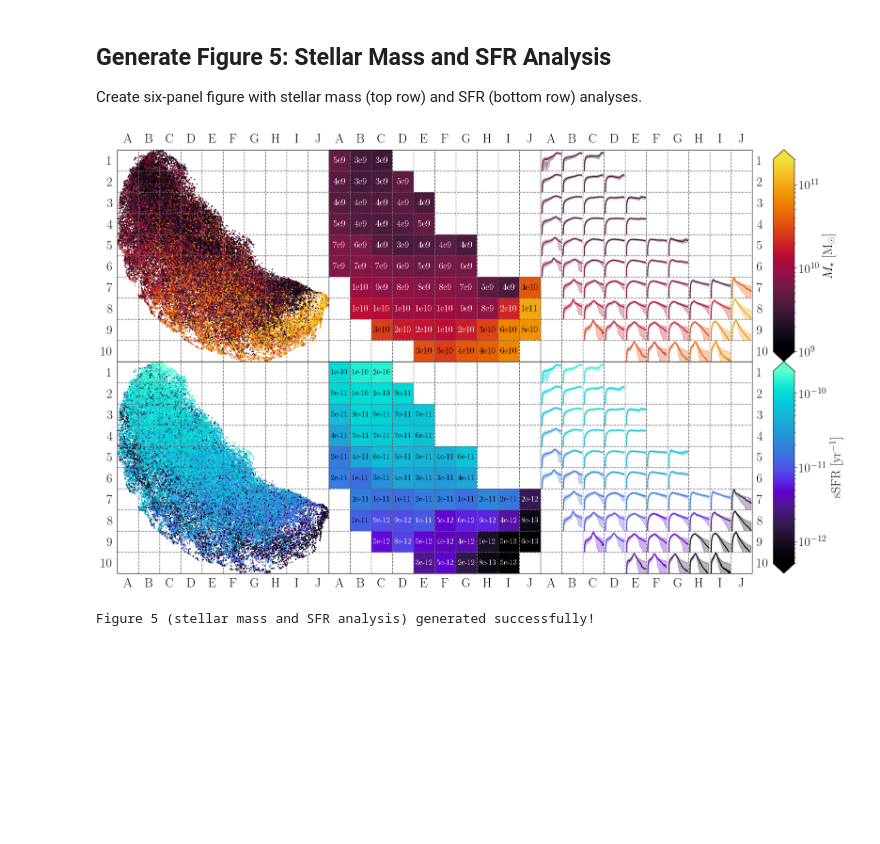
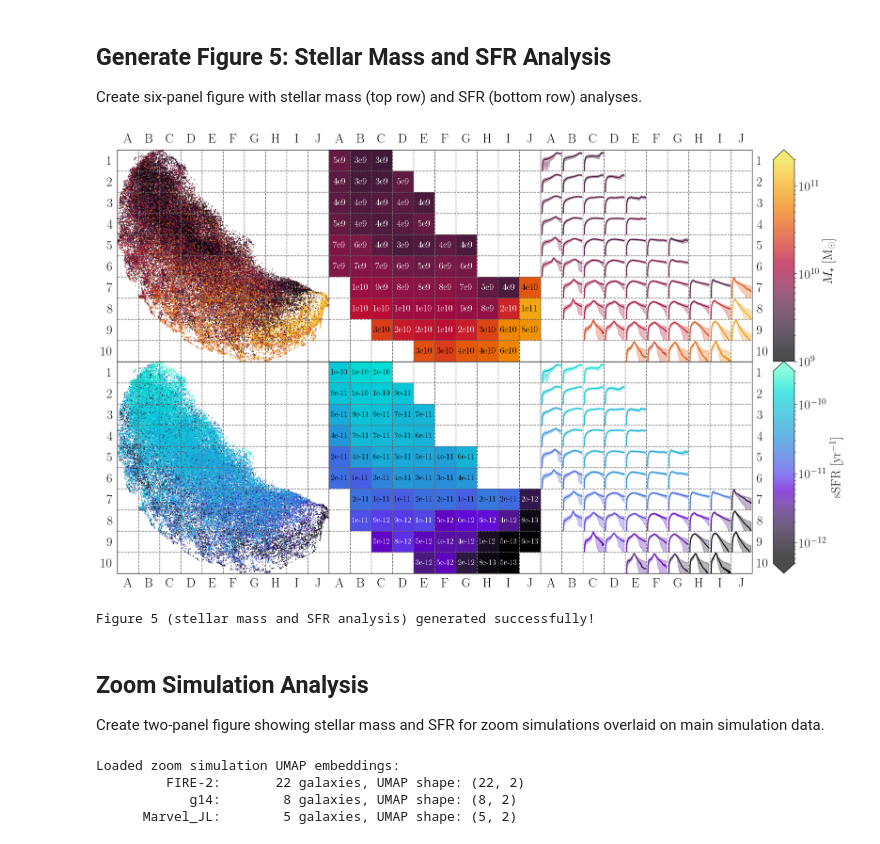
Before and after one commit to joshspeagle/savelli-kustec-gal-sfh, a Jupyter notebook: notebooks/05_figure5_stellar_mass_sfr.ipynb, the cells around one changed output. Saved outputs shown, nothing was run; the diff lists cells and outputs as text; code cells hidden in the pictures; blank space fills up the shorter version.

```diff
--- a/notebooks/05_figure5_stellar_mass_sfr.ipynb
+++ b/notebooks/05_figure5_stellar_mass_sfr.ipynb
@@ -131,32 +131,70 @@ Create six-panel figure with stellar mass (top row) and SFR (bottom row) analyse
 # %%
 # Set up colormaps
 cmap = [cmr.ember, cmr.cosmic]
 
 # Create the figure using draw_grid_D (2 rows x 3 columns)
 fig, ax, norm = draw_grid_D(cmap1=cmap[0], vmin1=1e9, vmax1=2e11, lognorm1=True,
-                           cmap2=cmap[1], vmin2=5e-13, vmax2=2e-10, lognorm2=True)
+                           cmap2=cmap[1], vmin2=5e-13, vmax2=3e-10, lognorm2=True)
 
 # Top row: Stellar Mass (SM)
-plot_points(x=xy[:,0], y=xy[:,1], z=sm0,
+plot_points(x=xy[:,0], y=xy[:,1], z=sm0, alpha=0.7, s=0.5,
            fig=fig, ax=ax[0], cax=ax[3], cmap=cmap[0], norm=norm[0],
-           extend='both', label=SM_axis_label)
+           extend='max', label=SM_axis_label)
 
 plot_averages(10**sm_avg, avg_sfh, fig, ax[1], ax[2], umaps, cmap[0], norm[0], ftype='e')
 
 # Bottom row: Specific SFR (sSFR)
-plot_points(x=xy[:,0], y=xy[:,1], z=ssfr0,
+plot_points(x=xy[:,0], y=xy[:,1], z=ssfr0, alpha=0.7, s=0.5,
            fig=fig, ax=ax[4], cax=ax[7], cmap=cmap[1], norm=norm[1],
            extend='both', label=sSFR_axis_label)
 
 plot_averages(10**sfr_avg, avg_sfh, fig, ax[5], ax[6], umaps, cmap[1], norm[1], ftype='e')
 
 # Save figure
 plt.savefig('../figures/umap_sm_sfr.png', bbox_inches='tight', dpi=300)
 plt.savefig('../figures/umap_sm_sfr.pdf', bbox_inches='tight')
 
 plt.show()
 
 print("Figure 5 (stellar mass and SFR analysis) generated successfully!")
 # %% [output]
-[figure, old version]
+[figure, new version]
 Figure 5 (stellar mass and SFR analysis) generated successfully!
+# %% [markdown]
+## Zoom Simulation Analysis
+
+Create two-panel figure showing stellar mass and SFR for zoom simulations overlaid on main simulation data.
+# %%
+# Load zoom simulation data
+with open('../data/zoom_data_processed.pkl', 'rb') as f:
+    zoom_data = pickle.load(f)
+
+# Load zoom UMAP embeddings and normalized SFHs
+try:
+    zoom_embedding = np.load('../data/zoom_umap_embedding.npy')
+    zoom_labels = np.load('../data/zoom_labels.npy')
+    zoom_sfh = np.load('../data/zoom_sfh.npy')  # Load normalized zoom SFHs
+
+    # Reconstruct zoom embeddings and SFHs by simulation
+    for i, zoom in enumerate(zoom_name):
+        if zoom_data[zoom] is not None:
+            zoom_mask = zoom_labels == i
+            zoom_data[zoom]['umap'] = zoom_embedding[zoom_mask]
+            zoom_data[zoom]['sfh'] = zoom_sfh[zoom_mask]  # Add normalized SFHs
+
+    print("Loaded zoom simulation UMAP embeddings:")
+    for zoom in zoom_name:
+        if zoom_data[zoom] is not None:
+            print(f"{zoom:>15s}: {zoom_data[zoom]['umap'].shape[0]:>8,d} galaxies, UMAP shape: {zoom_data[zoom]['umap'].shape}")
+
+except FileNotFoundError:
+    print("No zoom UMAP embeddings found")
+    for zoom in zoom_name:
+        if zoom_data[zoom] is not None:
+            zoom_data[zoom]['umap'] = None
+            zoom_data[zoom]['sfh'] = None
+# %% [output]
+Loaded zoom simulation UMAP embeddings:
+         FIRE-2:       22 galaxies, UMAP shape: (22, 2)
+            g14:        8 galaxies, UMAP shape: (8, 2)
+      Marvel_JL:        5 galaxies, UMAP shape: (5, 2)
```
Also changed, not shown: parts of 3 cells of this notebook, 4 other files.
